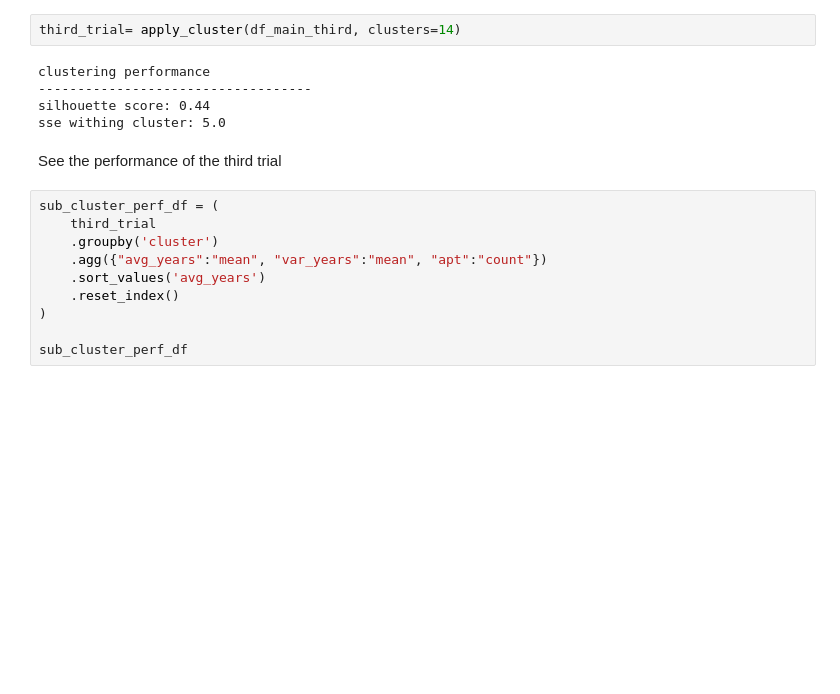
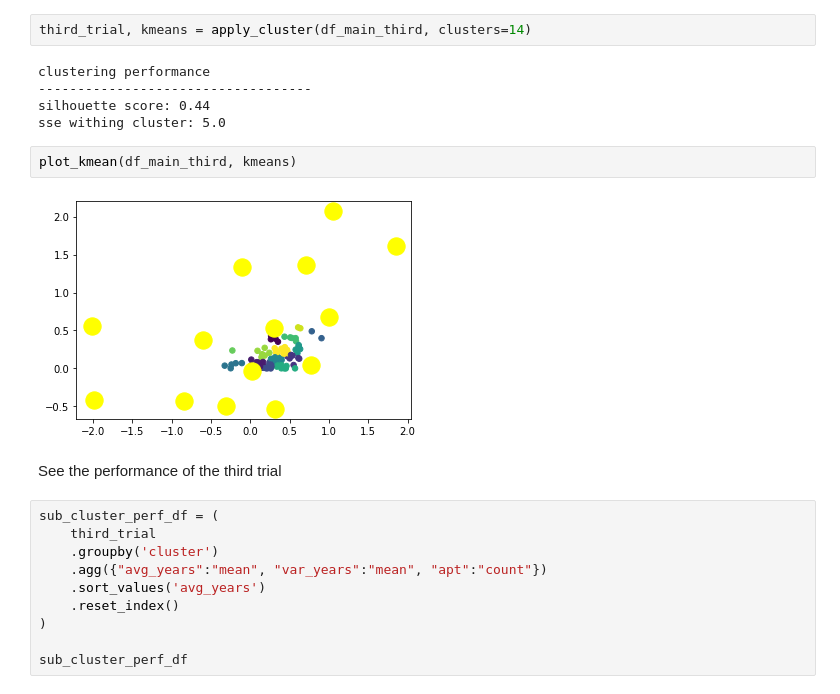
Before and after one commit to YuxingW/machine_learning, a Jupyter notebook: hw3_clustering/golden_clustering.ipynb, the cells around one changed output. Cells and saved outputs as stored; diff of their text form; blank space fills up the shorter version.

```diff
--- a/hw3_clustering/golden_clustering.ipynb
+++ b/hw3_clustering/golden_clustering.ipynb
@@ -273,12 +294,16 @@ plot_cluster(df_main_third, max_loop=25)
 # %% [markdown]
 From the graph, to pick low SSE and high Silhouette score for a good clustering, I would use 14 clusters in my K-Means model below
 # %%
-third_trial= apply_cluster(df_main_third, clusters=14)
+third_trial, kmeans = apply_cluster(df_main_third, clusters=14)
 # %% [output]
 clustering performance
 -----------------------------------
 silhouette score: 0.44
 sse withing cluster: 5.0
+# %%
+plot_kmean(df_main_third, kmeans)
+# %% [output]
+[figure, added]
 # %% [markdown]
 See the performance of the third trial
 # %%
```
Also changed, not shown: parts of 12 cells of this notebook.
